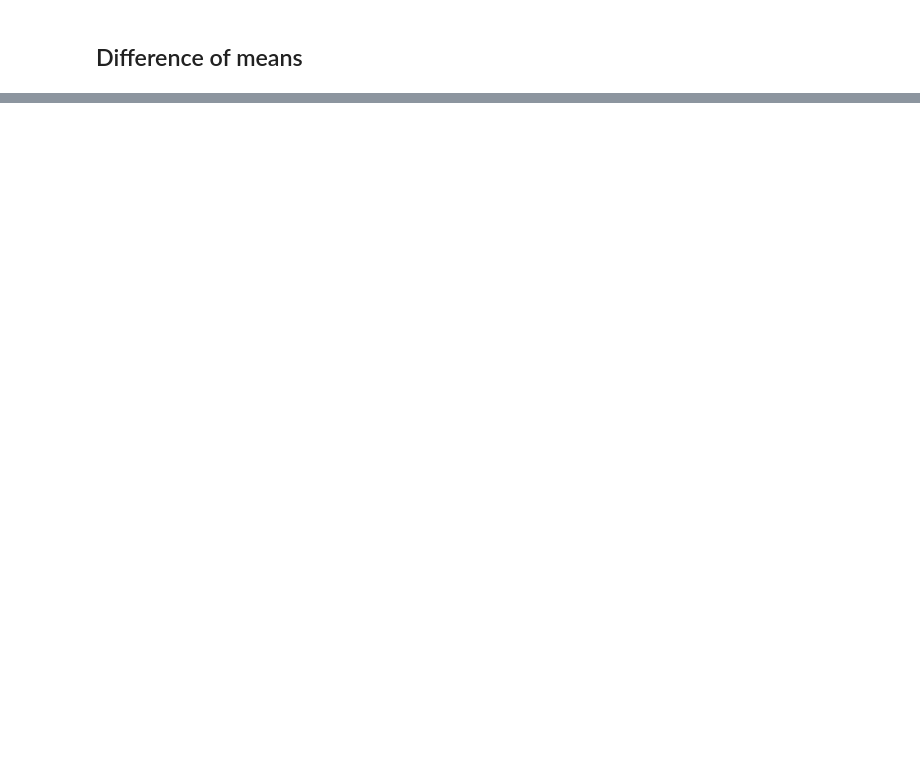
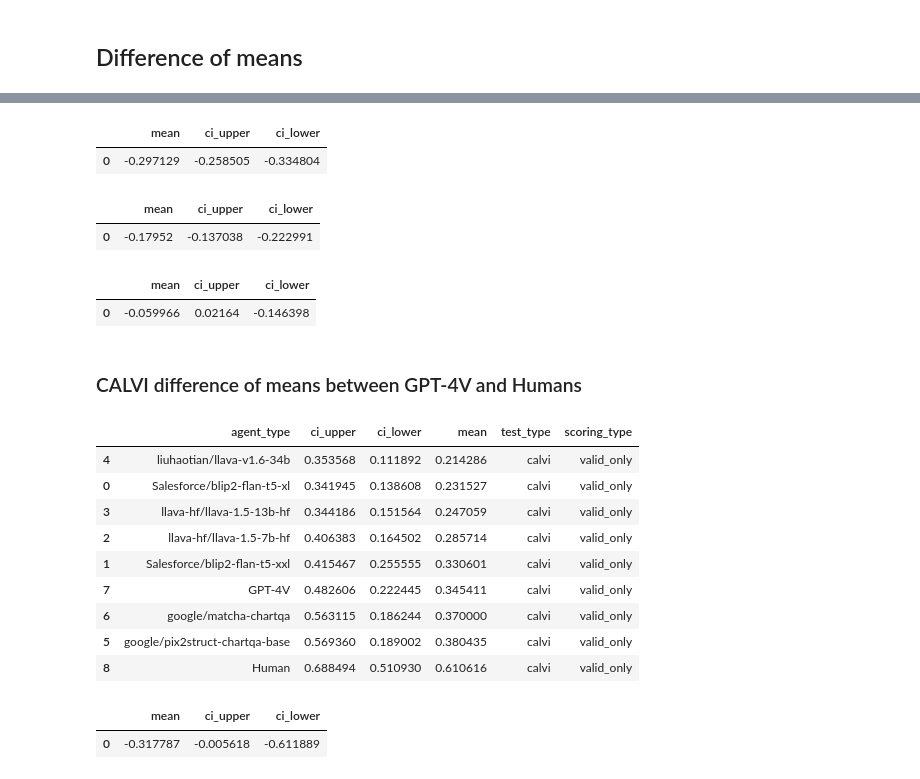
Before and after one commit to cogtoolslab/human-vlm-datavis-eval, a Jupyter notebook: analysis/2_human_machine_performance.ipynb, the cells around one changed output, grey strips where cells are left out. Drawn from its saved outputs; the diff is of its cells as text; code cells hidden in the pictures; blank space fills up the shorter version.

```diff
--- a/analysis/2_human_machine_performance.ipynb
+++ b/analysis/2_human_machine_performance.ipynb
@@ -440,0 +793,68 @@ diff_of_mean_modality_ci_df
+# %%
+agent = 'Salesforce/blip2-flan-t5-xl'
+human_vs_model_df_holf = all_df[
+    (all_df['agent_type'].isin([agent, 'Human'])) &
+    (all_df['test_type'] == 'holf')
+].copy()
+
+create_diff_of_mean_ci_df(
+    human_vs_model_df_holf,
+    measure='is_correct',
+    id_col='item_id',
+    group1=agent,
+    group2='Human'
+)
+# %% [output]
+|  | mean | ci_upper | ci_lower |
+| 0 | -0.297129 | -0.258505 | -0.334804 |
+# %%
+agent = 'google/matcha-chartqa'
+human_vs_model_df_holf = all_df[
+    (all_df['agent_type'].isin([agent, 'Human'])) &
+    (all_df['test_type'] == 'holf2')
+].copy()
+
+create_diff_of_mean_ci_df(
+    human_vs_model_df_holf,
+    measure='is_correct',
+    id_col='item_id',
+    group1=agent,
+    group2='Human'
+)
+# %% [output]
+|  | mean | ci_upper | ci_lower |
+| 0 | -0.17952 | -0.137038 | -0.222991 |
+# %%
+human_vs_model_df_cqa = all_df[
+    (all_df['agent_type'].isin(['GPT-4V', 'Human'])) &
+    (all_df['test_type'] == 'chartqa-test-continuous-human')
+].copy()
+
+create_diff_of_mean_ci_df(
+    human_vs_model_df_cqa,
+    measure='is_correct',
+    id_col='item_id',
+    group1='GPT-4V',
+    group2='Human'
+)
+# %% [output]
+|  | mean | ci_upper | ci_lower |
+| 0 | -0.059966 | 0.02164 | -0.146398 |
+# %% [markdown]
+### CALVI difference of means between GPT-4V and Humans
+# %%
+ci_df[
+    (ci_df['test_type'] == 'calvi') &
+    (ci_df['scoring_type'] == 'valid_only')
+].sort_values(by='mean')
+# %% [output]
+|  | agent_type | ci_upper | ci_lower | mean | test_type | scoring_type |
+| 4 | liuhaotian/llava-v1.6-34b | 0.353568 | 0.111892 | 0.214286 | calvi | valid_only |
+| 0 | Salesforce/blip2-flan-t5-xl | 0.341945 | 0.138608 | 0.231527 | calvi | valid_only |
+| 3 | llava-hf/llava-1.5-13b-hf | 0.344186 | 0.151564 | 0.247059 | calvi | valid_only |
+| 2 | llava-hf/llava-1.5-7b-hf | 0.406383 | 0.164502 | 0.285714 | calvi | valid_only |
+| 1 | Salesforce/blip2-flan-t5-xxl | 0.415467 | 0.255555 | 0.330601 | calvi | valid_only |
+| 7 | GPT-4V | 0.482606 | 0.222445 | 0.345411 | calvi | valid_only |
+| 6 | google/matcha-chartqa | 0.563115 | 0.186244 | 0.370000 | calvi | valid_only |
+| 5 | google/pix2struct-chartqa-base | 0.569360 | 0.189002 | 0.380435 | calvi | valid_only |
+| 8 | Human | 0.688494 | 0.510930 | 0.610616 | calvi | valid_only |
@@ -440,0 +867,12 @@ diff_of_mean_modality_ci_df
+# %%
+human_model_num_df = create_diff_of_mean_ci_df(
+    calvi_gpt_human_df[calvi_gpt_human_df['misleading_type'] == 'N'],
+    measure='is_correct',
+    id_col='item_id',
+    group1='GPT-4V',
+    group2='Human'
+)
+human_model_num_df
+# %% [output]
+|  | mean | ci_upper | ci_lower |
+| 0 | -0.317787 | -0.005618 | -0.611889 |
```
Also changed, not shown: parts of 51 cells of this notebook, 7 other files.
